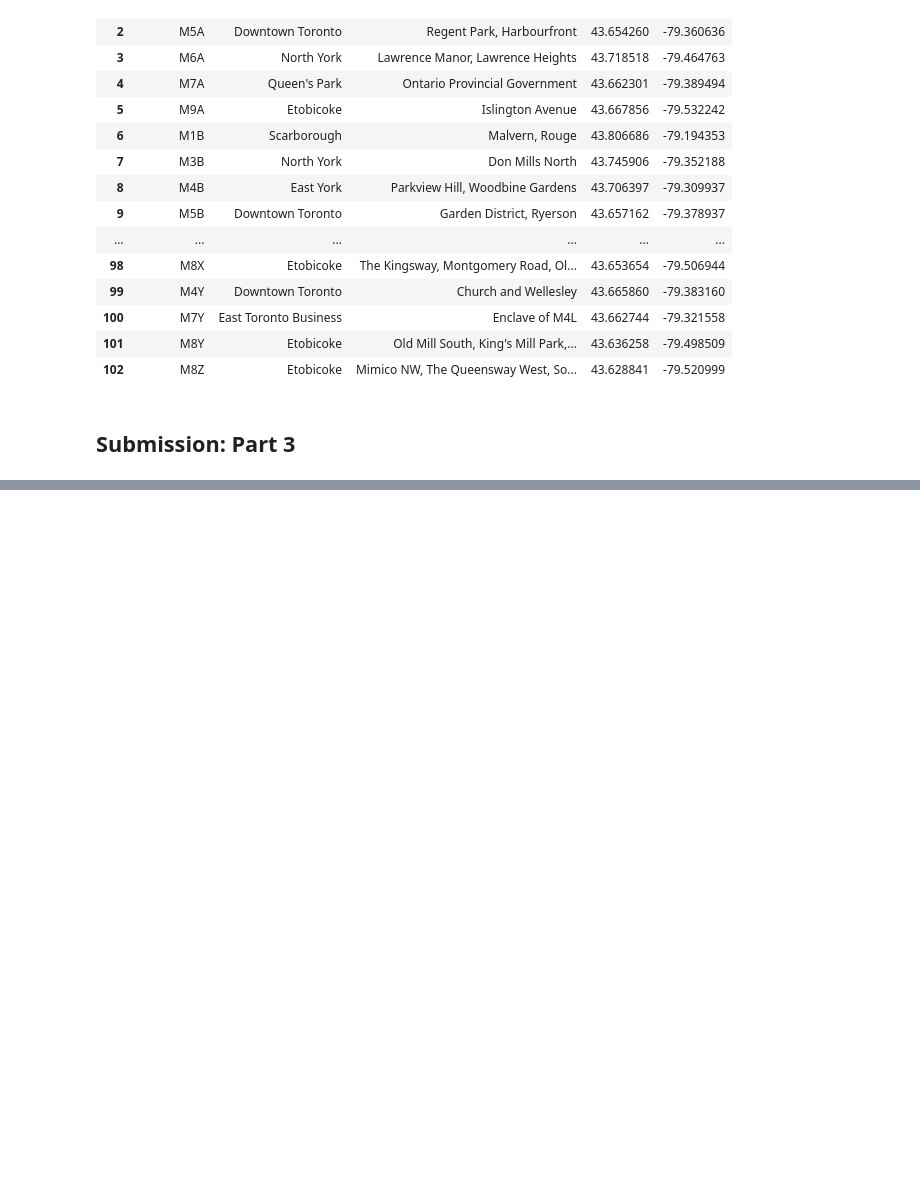
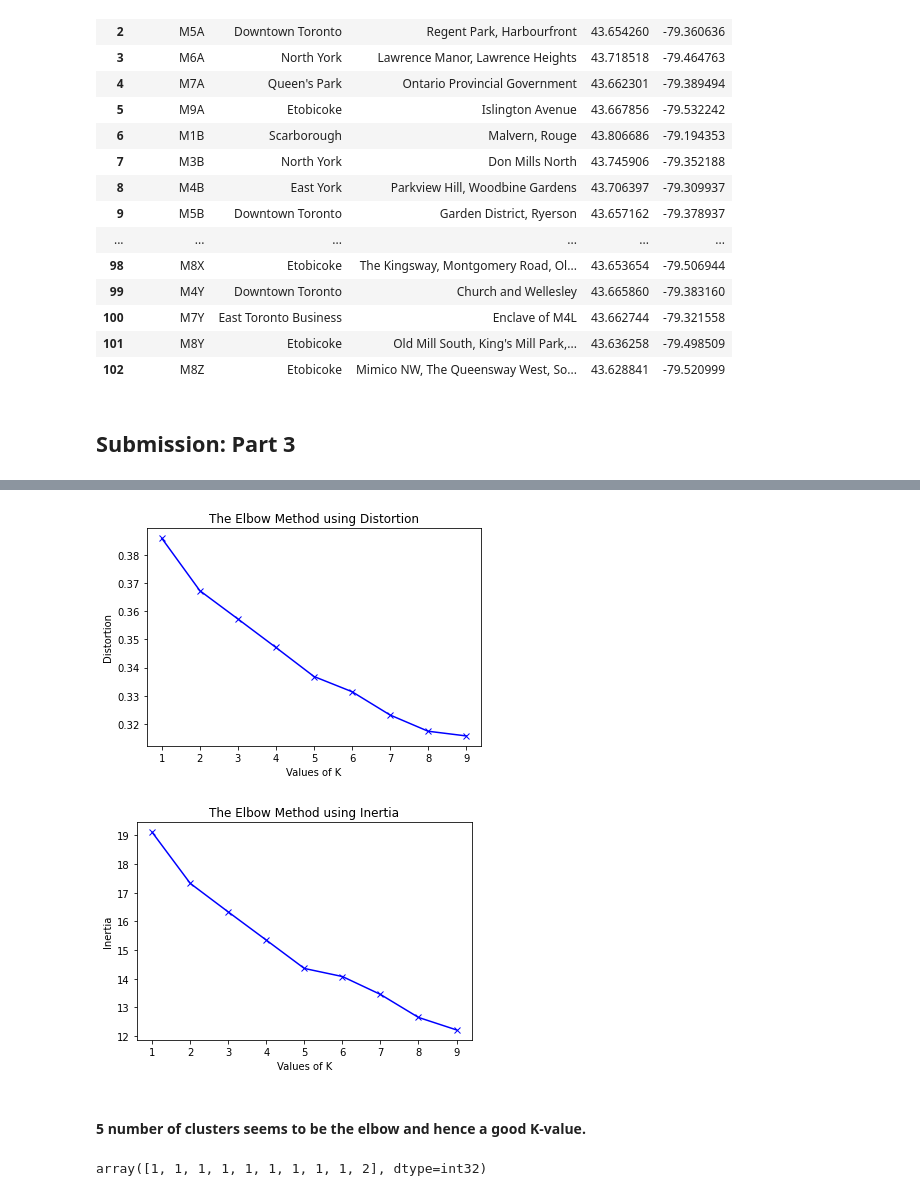
Before and after one commit to guptasaumya/Coursera_Capstone, a Jupyter notebook: the_battle_of_neighbourhoods.ipynb, the cells around one changed output, grey strips where cells are left out. Saved outputs shown, nothing was run; the diff lists cells and outputs as text; code cells hidden in the pictures; blank space fills up the shorter version.

```diff
--- a/the_battle_of_neighbourhoods.ipynb
+++ b/the_battle_of_neighbourhoods.ipynb
@@ -125,0 +326,45 @@ neighbourhood_data
+# %%
+# find optimal k checking both distortions and inertias with reduced data
+distortions = []
+inertias = []
+K = range(1, 10)
+
+for k in K:
+    kmeans_model = KMeans(n_clusters = k, random_state=0)
+    kmeans_model.fit(toronto_grouped_clustering)
+
+    distortions.append(sum(np.min(cdist(toronto_grouped_clustering, kmeans_model.cluster_centers_,
+                                        'euclidean'), axis = 1)) / toronto_grouped_clustering.shape[0])
+    inertias.append(kmeans_model.inertia_)
+
+plt.plot(K, distortions, 'bx-')
+plt.xlabel('Values of K')
+plt.ylabel('Distortion')
+plt.title('The Elbow Method using Distortion')
+plt.show()
+
+
+plt.plot(K, inertias, 'bx-')
+plt.xlabel('Values of K')
+plt.ylabel('Inertia')
+plt.title('The Elbow Method using Inertia')
+plt.show()
+# %% [output]
+[figure, added]
+[figure, added]
+# %% [markdown]
+#### 5 number of clusters seems to be the elbow and hence a good K-value.
+# %%
+# fit kmeans model with 5 clusters - optimal value of k
+kclusters = 5
+
+toronto_grouped_clustering = toronto_grouped.drop('Neighbourhood', 1)
+
+# run k-means clustering
+kmeans = KMeans(n_clusters=kclusters,
+                random_state=0).fit(toronto_grouped_clustering)
+
+# check cluster labels generated for each row in the dataframe
+kmeans.labels_[0:10]
+# %% [output]
+array([1, 1, 1, 1, 1, 1, 1, 1, 1, 2], dtype=int32)
```
Also changed, not shown: parts of 19 cells of this notebook.
